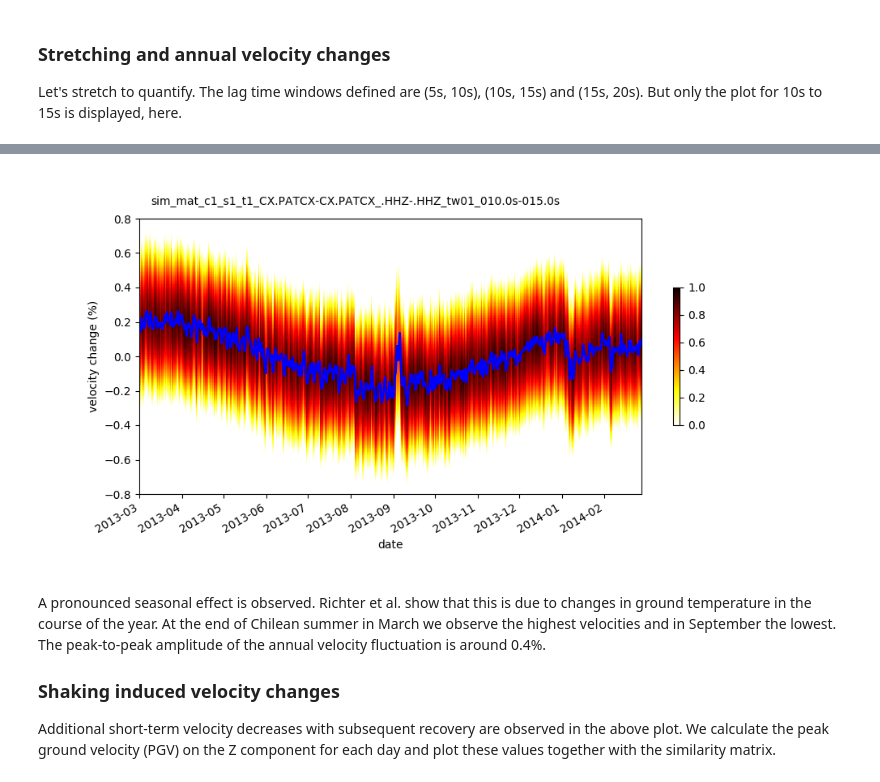
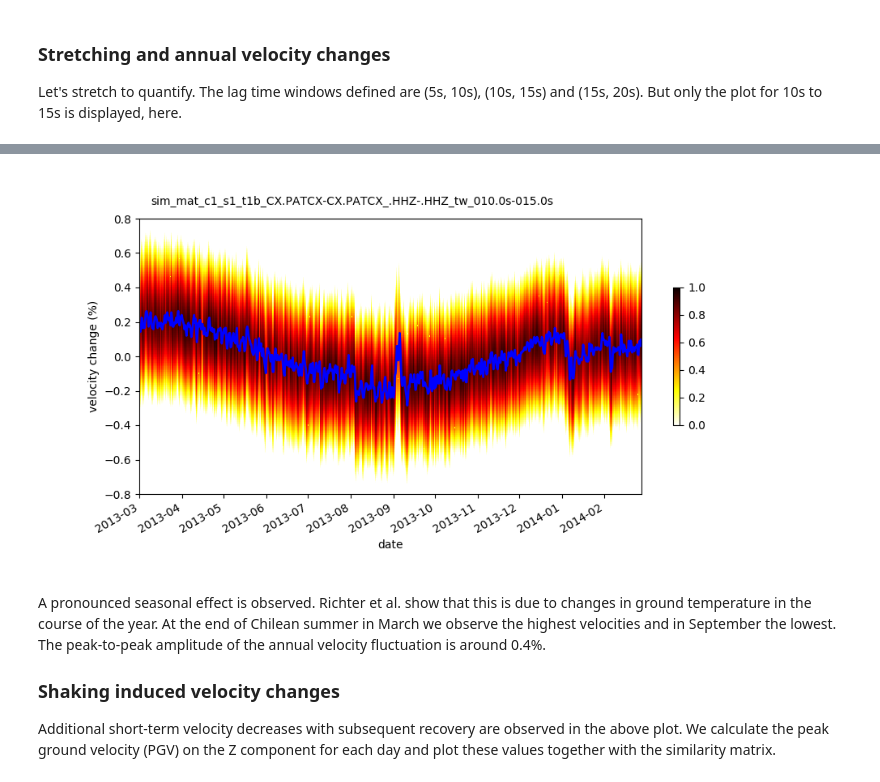
Before and after one commit to trichter/notebooks, a Jupyter notebook: yam_velocity_variations_patcx/processing_patcx.ipynb, the cells around one changed output, grey strips where cells are left out. Saved outputs shown, nothing was run; the diff lists cells and outputs as text; code cells hidden in the pictures.

Commit message:
yam-patcx: change stretching to work with yam version >= 0.5

```diff
--- a/yam_velocity_variations_patcx/processing_patcx.ipynb
+++ b/yam_velocity_variations_patcx/processing_patcx.ipynb
@@ -169,8 +177,8 @@ Stretching matrices:
 # %%
-!yam plot c1_s1_t1 --plot-options '{"show_line": true, "vmax": 1, "ylim": 0.8}'
-Image("plots/sim_mat_c1_s1_t1_CX.PATCX-CX.PATCX_.HHZ-.HHZ_tw01_010.0s-015.0s.png")
+!yam plot c1_s1_t1b --plot-options '{"show_line": true, "vmax": 1, "ylim": 0.8}'
+Image("plots/sim_mat_c1_s1_t1b_CX.PATCX-CX.PATCX_.HHZ-.HHZ.png")
 # %% [output]
-[figure, old version]
+[figure, new version]
 # %% [markdown]
 A pronounced seasonal effect is observed. Richter et al. show that this is due to changes in ground temperature in the course of the year. At the end of Chilean summer in March we observe the highest velocities and in September the lowest. The peak-to-peak amplitude of the annual velocity fluctuation is around 0.4%.
 
```
Also changed, not shown: parts of 8 cells of this notebook.
